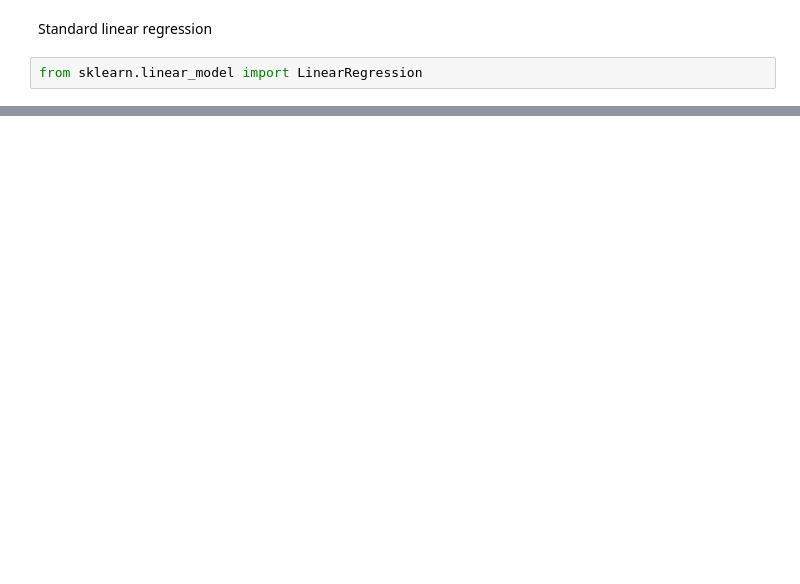
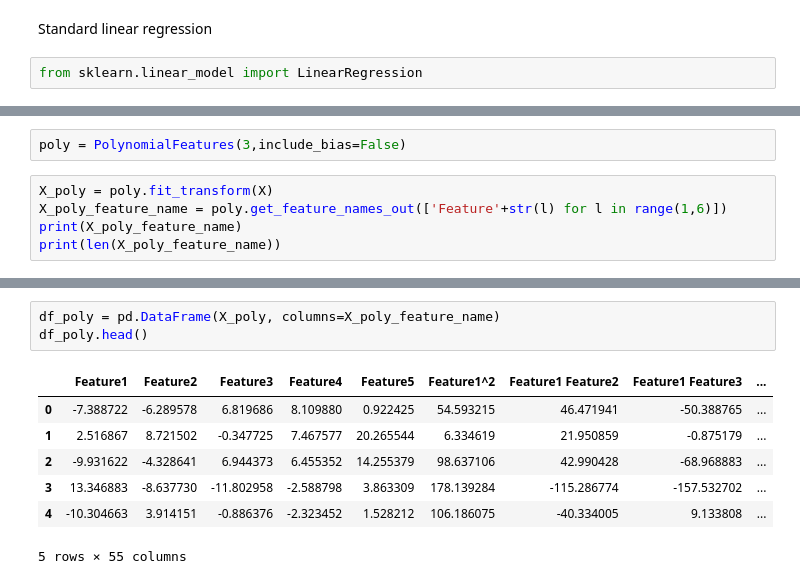
Before and after one commit to oussou301270/Machine-Learning-python-codes, a Jupyter notebook: ML_LASSO_R_4.ipynb, the cells around one changed output, grey strips where cells are left out. Drawn from its saved outputs; the diff is of its cells as text; blank space fills up the shorter version.

```diff
--- a/ML_LASSO_R_4.ipynb
+++ b/ML_LASSO_R_4.ipynb
@@ -84,0 +128,7 @@ TypeError: LinearRegression.__init__() got an unexpected keyword argument 'norma
+# %%
+poly = PolynomialFeatures(3,include_bias=False)
+# %%
+X_poly = poly.fit_transform(X)
+X_poly_feature_name = poly.get_feature_names_out(['Feature'+str(l) for l in range(1,6)])
+print(X_poly_feature_name)
+print(len(X_poly_feature_name))
@@ -84,0 +155,11 @@ TypeError: LinearRegression.__init__() got an unexpected keyword argument 'norma
+# %%
+df_poly = pd.DataFrame(X_poly, columns=X_poly_feature_name)
+df_poly.head()
+# %% [output]
+|  | Feature1 | Feature2 | Feature3 | Feature4 | Feature5 | Feature1^2 | Feature1 Feature2 | Feature1 Feature3 | ... |
+| 0 | -7.388722 | -6.289578 | 6.819686 | 8.109880 | 0.922425 | 54.593215 | 46.471941 | -50.388765 | ... |
+| 1 | 2.516867 | 8.721502 | -0.347725 | 7.467577 | 20.265544 | 6.334619 | 21.950859 | -0.875179 | ... |
+| 2 | -9.931622 | -4.328641 | 6.944373 | 6.455352 | 14.255379 | 98.637106 | 42.990428 | -68.968883 | ... |
+| 3 | 13.346883 | -8.637730 | -11.802958 | -2.588798 | 3.863309 | 178.139284 | -115.286774 | -157.532702 | ... |
+| 4 | -10.304663 | 3.914151 | -0.886376 | -2.323452 | 1.528212 | 106.186075 | -40.334005 | 9.133808 | ... |
+5 rows × 55 columns
```
Also changed, not shown: parts of 43 cells of this notebook.
